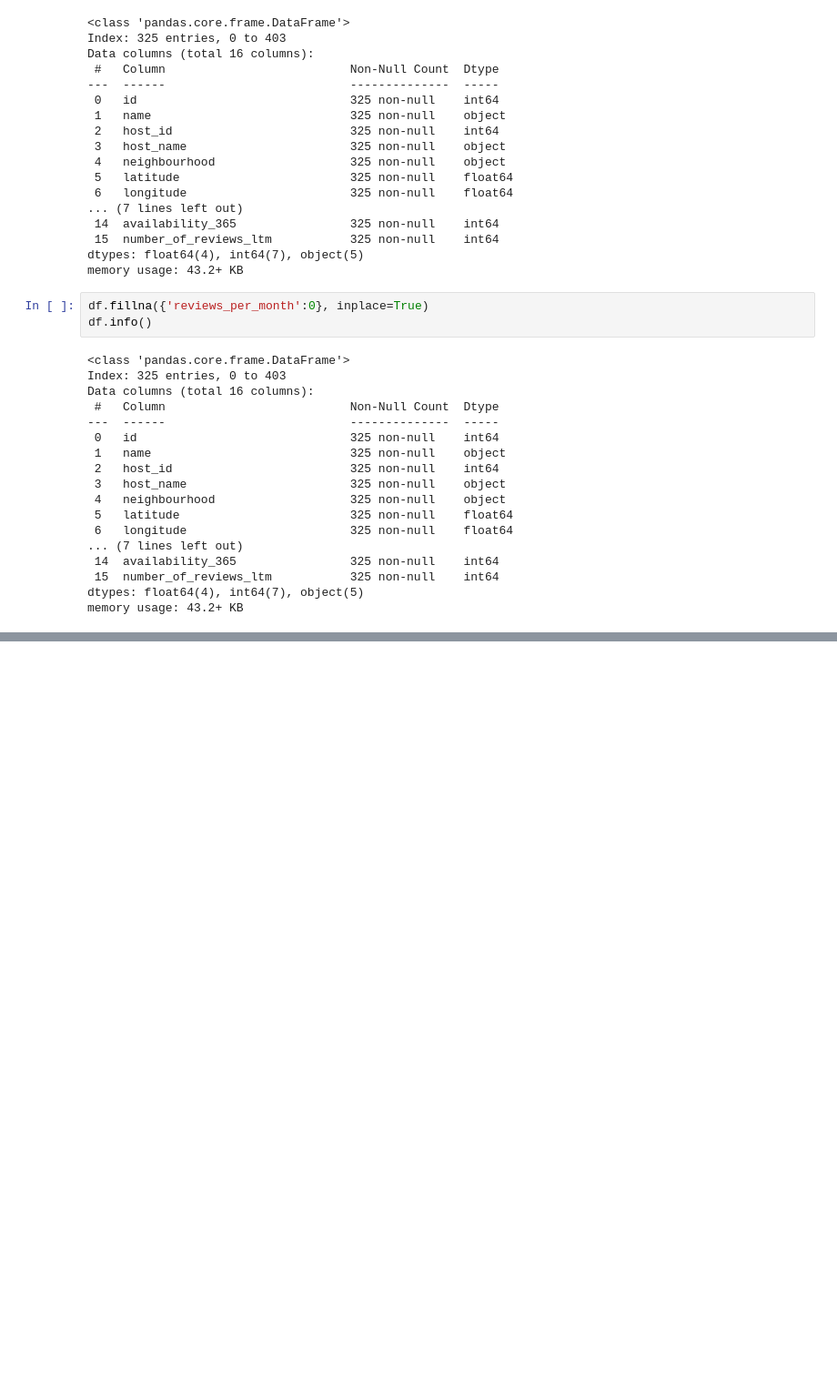
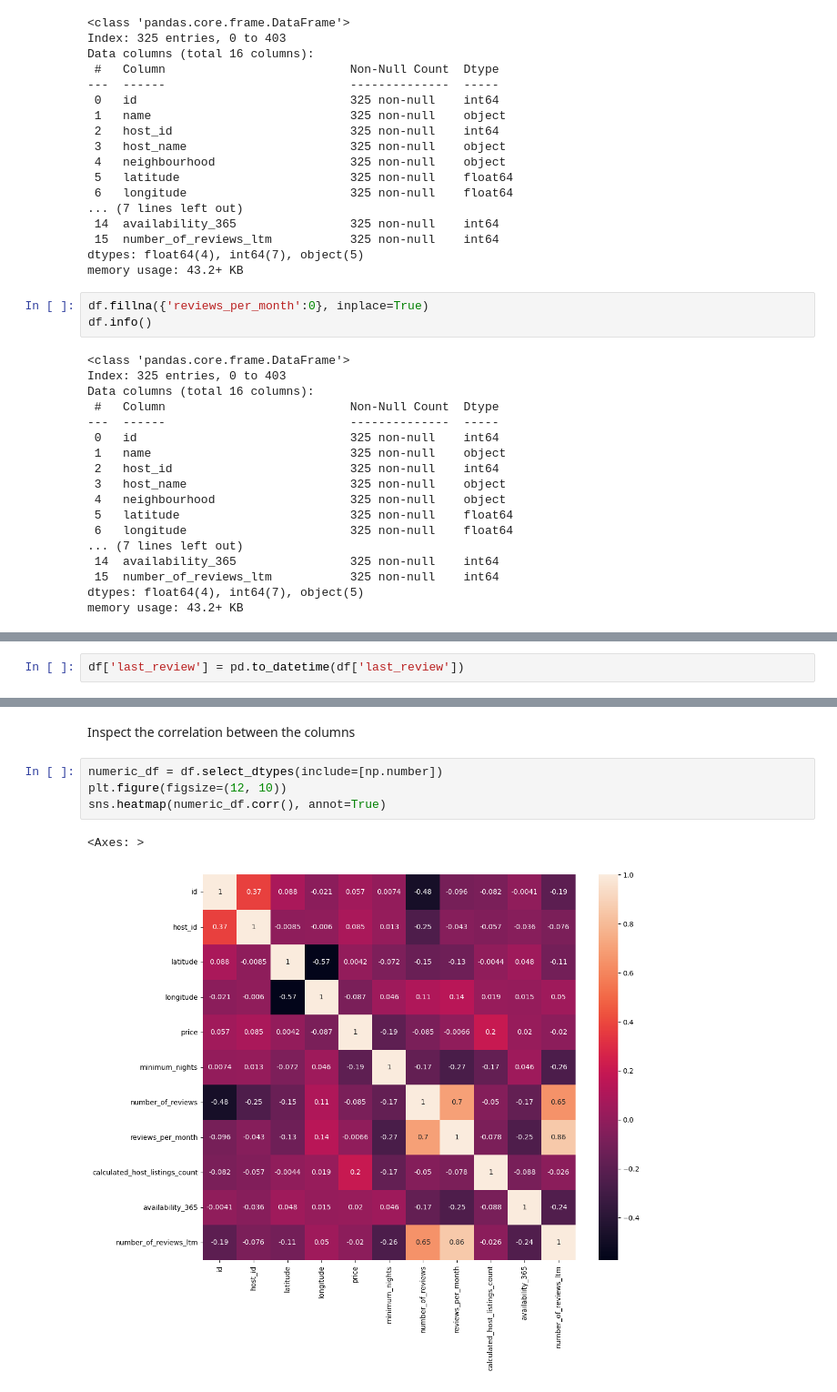
Before and after one commit to MaiElBaradei/Airbnb_EDA, a Jupyter notebook: Airbnb_EDA.ipynb, the cells around one changed output, grey strips where cells are left out. Shown: that part at 91% size. Saved outputs shown, nothing was run; the diff lists cells and outputs as text; blank space fills up the shorter version.

```diff
--- a/Airbnb_EDA.ipynb
+++ b/Airbnb_EDA.ipynb
@@ -115,0 +137,2 @@ df.head()
+# %%
+df['last_review'] = pd.to_datetime(df['last_review'])
@@ -115,0 +188,9 @@ df.head()
+# %% [markdown]
+Inspect the correlation between the columns
+# %%
+numeric_df = df.select_dtypes(include=[np.number])
+plt.figure(figsize=(12, 10))
+sns.heatmap(numeric_df.corr(), annot=True)
+# %% [output]
+<Axes: >
+[figure, added]
```
Also changed, not shown: parts of 36 cells of this notebook.
